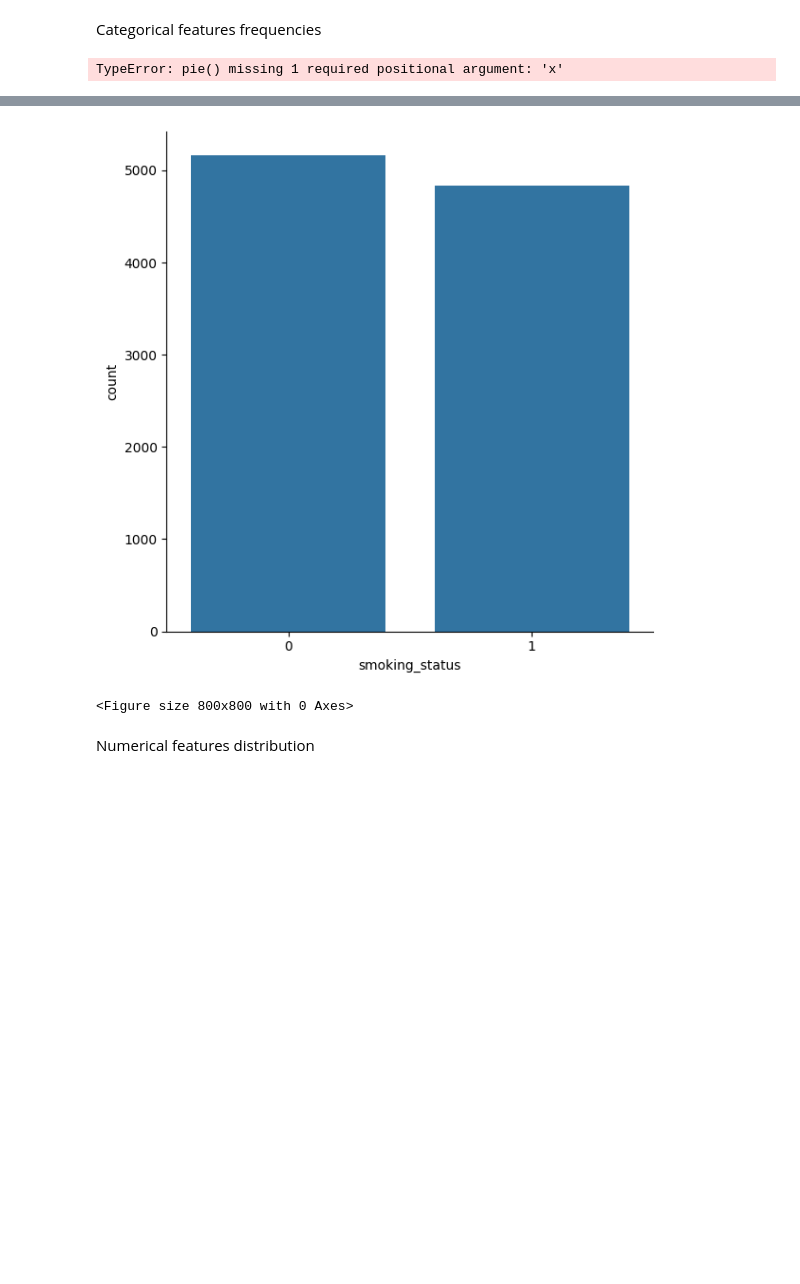
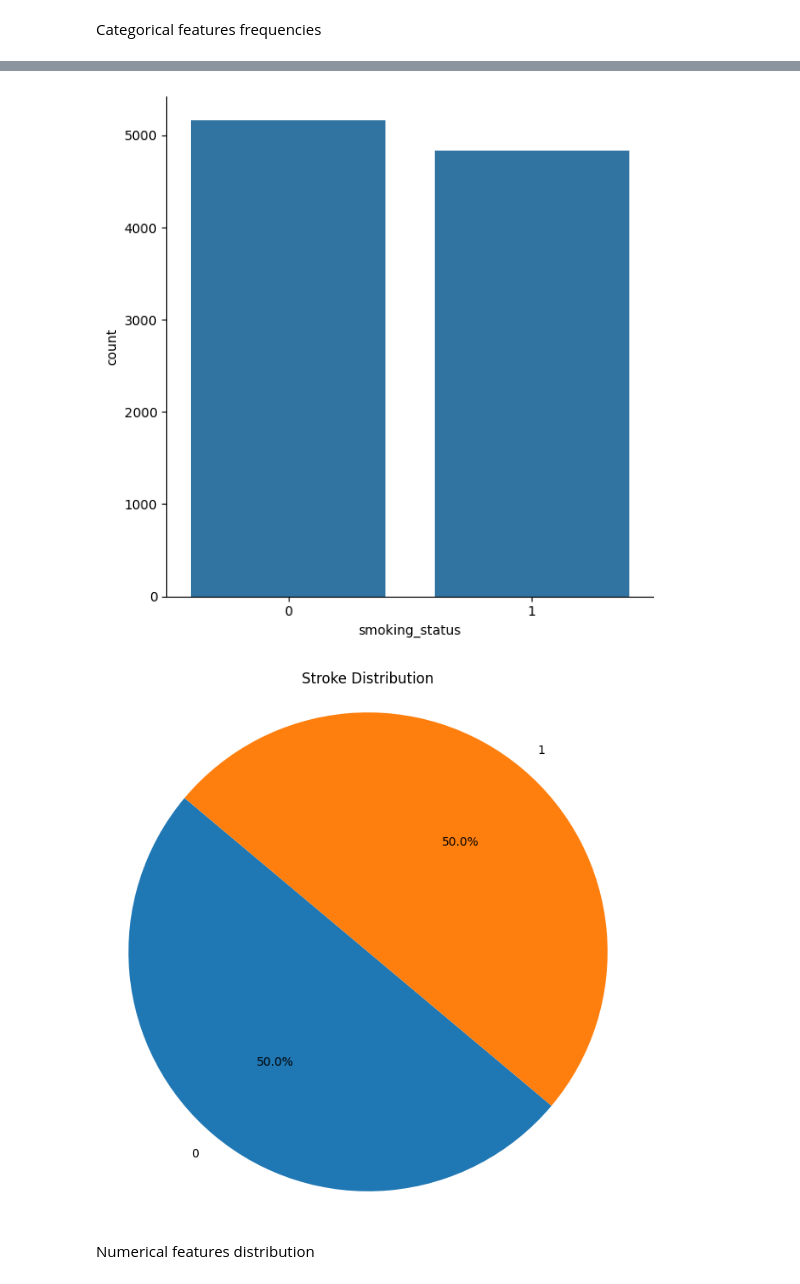
Before and after one commit to alessandroCassani/featureEngineering, a Jupyter notebook: code.ipynb, the cells around one changed output, grey strips where cells are left out. Cells and saved outputs as stored; diff of their text form; code cells hidden in the pictures; blank space fills up the shorter version.

```diff
--- a/code.ipynb
+++ b/code.ipynb
@@ -21,30 +21,32 @@ Categorical features frequencies
 # %%
 import seaborn as sns
 import matplotlib.pyplot as plt
 
 categorical_features = ['sex', 'hypertension', 'heart_disease', 'ever_married', 'work_type', 'Residence_type', 'smoking_status']
 
 def plot_categorical_bar_distribution():
     categorical_df = df[categorical_features]
     for column in categorical_features:
         sns.catplot(x=column, kind="count", data=categorical_df, height=6, aspect=1)
     plt.figure(figsize=(8, 8))
-    plt.pie(data= df['stroke'], autopct='%1.1f%%', startangle=140)
+    stroke_counts = df['stroke'].value_counts()
+    labels = stroke_counts.index
+    sizes = stroke_counts.values
+    plt.pie(sizes, labels=labels, autopct='%1.1f%%', startangle=140)
     plt.axis('equal')
     plt.show()
 
 
 plot_categorical_bar_distribution()
 # %% [output]
-TypeError: pie() missing 1 required positional argument: 'x'
 [figure]
 [figure]
 [figure]
 [figure]
 [figure]
 [figure]
 [figure]
-<Figure size 800x800 with 0 Axes>
+[figure, added]
 # %% [markdown]
 Numerical features distribution
 # %%
```
Also changed, not shown: parts of 1 cell of this notebook.
